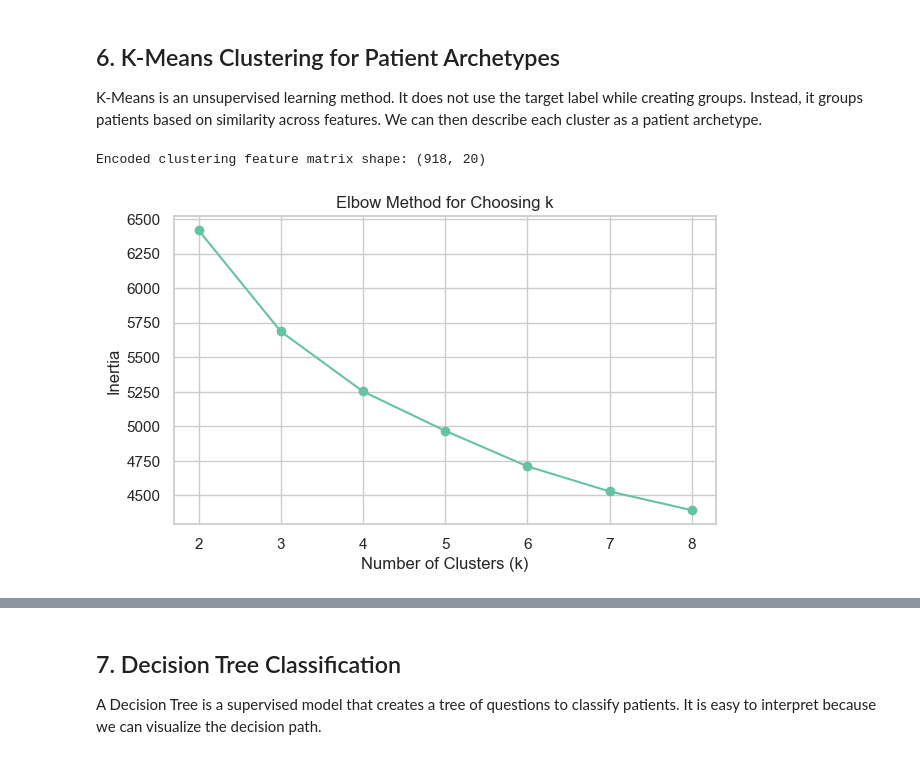
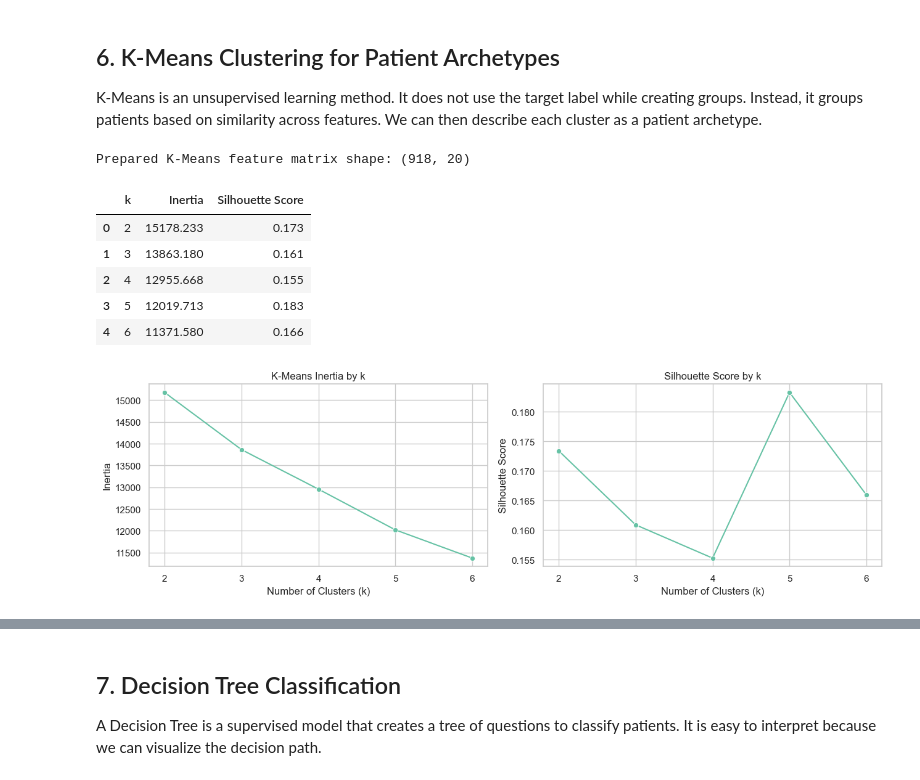
Before and after one commit to pearlsheyl08/Heart-Disease-Analysis, a Jupyter notebook: Lastnames_CCS230_Finals.ipynb, the cells around one changed output, grey strips where cells are left out. Drawn from its saved outputs; the diff is of its cells as text; code cells hidden in the pictures.

Commit message:
feat: add K-Means patient archetype clustering

```diff
--- a/Lastnames_CCS230_Finals.ipynb
+++ b/Lastnames_CCS230_Finals.ipynb
@@ -524,40 +525,52 @@ Rules should be interpreted as associations, not as proof that one factor causes
 
 K-Means is an unsupervised learning method. It does not use the target label while creating groups. Instead, it groups patients based on similarity across features. We can then describe each cluster as a patient archetype.
 # %%
-# Prepare features for clustering.
-# We use the full feature set, but not the target column, because clustering is unsupervised.
-X_cluster = X.copy()
-
-cluster_preprocessor = ColumnTransformer(
-    transformers=[
-        ("num", StandardScaler(), numeric_cols),
-        ("cat", OneHotEncoder(handle_unknown="ignore"), categorical_cols)
-    ]
-)
-
-X_cluster_encoded = cluster_preprocessor.fit_transform(X_cluster)
-
-print(f"Encoded clustering feature matrix shape: {X_cluster_encoded.shape}")
+# Use the prepared encoded and scaled features from the Data Preparation section.
+# X_kmeans_scaled excludes HeartDisease, so the clustering does not use the target label.
+print(f"Prepared K-Means feature matrix shape: {X_kmeans_scaled.shape}")
 # %% [output]
-Encoded clustering feature matrix shape: (918, 20)
+Prepared K-Means feature matrix shape: (918, 20)
 # %%
-# Use the elbow method to compare different values of k.
-# Inertia measures how tightly points fit within their clusters. Lower is better, but too many clusters can overcomplicate interpretation.
-inertias = []
-k_values = range(2, 9)
+# Try k values from 2 to 6 using inertia and silhouette score.
+# Inertia measures within-cluster compactness. Lower is better.
+# Silhouette score measures how well-separated the clusters are. Higher is better.
+k_values = range(2, 7)
+kmeans_metrics = []
 
 for k in k_values:
     kmeans = KMeans(n_clusters=k, random_state=RANDOM_STATE, n_init=10)
-    kmeans.fit(X_cluster_encoded)
-    inertias.append(kmeans.inertia_)
+    cluster_labels = kmeans.fit_predict(X_kmeans_scaled)
+    kmeans_metrics.append({
+        "k": k,
+        "Inertia": kmeans.inertia_,
+        "Silhouette Score": silhouette_score(X_kmeans_scaled, cluster_labels)
+    })
 
-plt.figure(figsize=(7, 4))
-plt.plot(list(k_values), inertias, marker="o")
-plt.title("Elbow Method for Choosing k")
+kmeans_metrics_df = pd.DataFrame(kmeans_metrics)
+display(kmeans_metrics_df.round(3))
+
+fig, axes = plt.subplots(1, 2, figsize=(13, 4))
+
+sns.lineplot(data=kmeans_metrics_df, x="k", y="Inertia", marker="o", ax=axes[0])
+axes[0].set_title("K-Means Inertia by k")
+axes[0].set_xlabel("Number of Clusters (k)")
+axes[0].set_ylabel("Inertia")
+axes[0].set_xticks(list(k_values))
+
+sns.lineplot(data=kmeans_metrics_df, x="k", y="Silhouette Score", marker="o", ax=axes[1])
+axes[1].set_title("Silhouette Score by k")
 plt.xlabel("Number of Clusters (k)")
-plt.ylabel("Inertia")
-plt.xticks(list(k_values))
+axes[1].set_ylabel("Silhouette Score")
+axes[1].set_xticks(list(k_values))
+
+plt.tight_layout()
 plt.show()
 # %% [output]
+|  | k | Inertia | Silhouette Score |
+| 0 | 2 | 15178.233 | 0.173 |
+| 1 | 3 | 13863.180 | 0.161 |
+| 2 | 4 | 12955.668 | 0.155 |
+| 3 | 5 | 12019.713 | 0.183 |
+| 4 | 6 | 11371.580 | 0.166 |
-[figure, old version]
+[figure, new version]
 # %%
```
Also changed, not shown: parts of 7 cells of this notebook.
